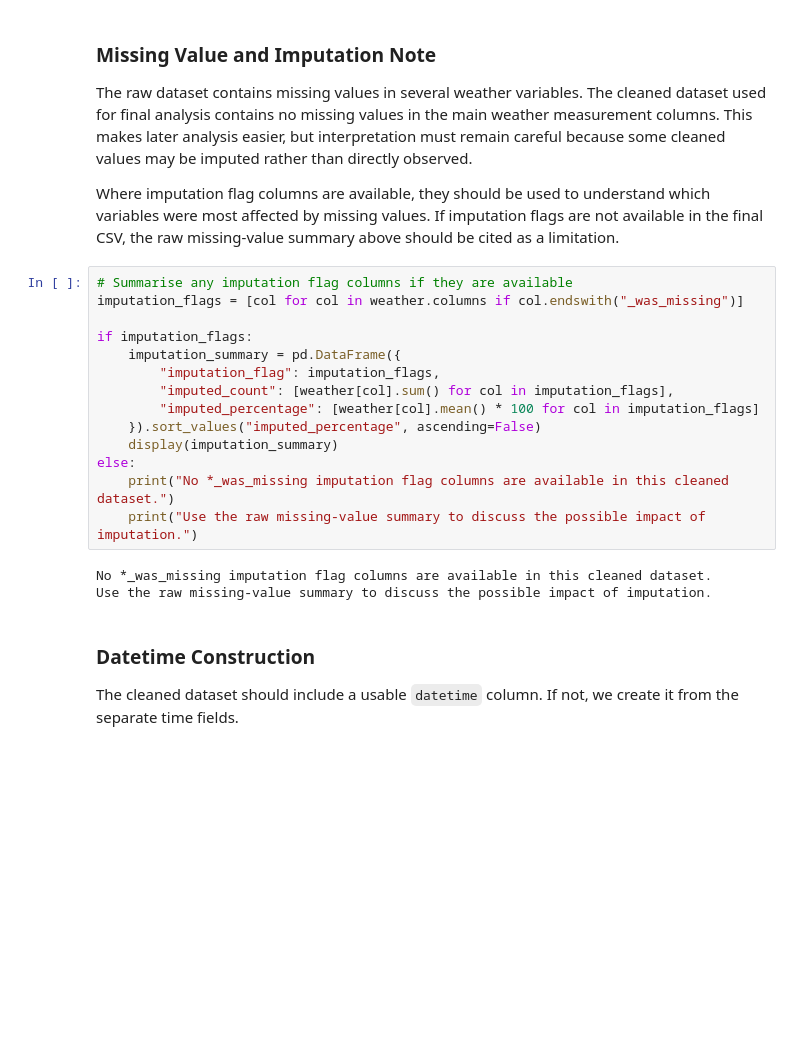
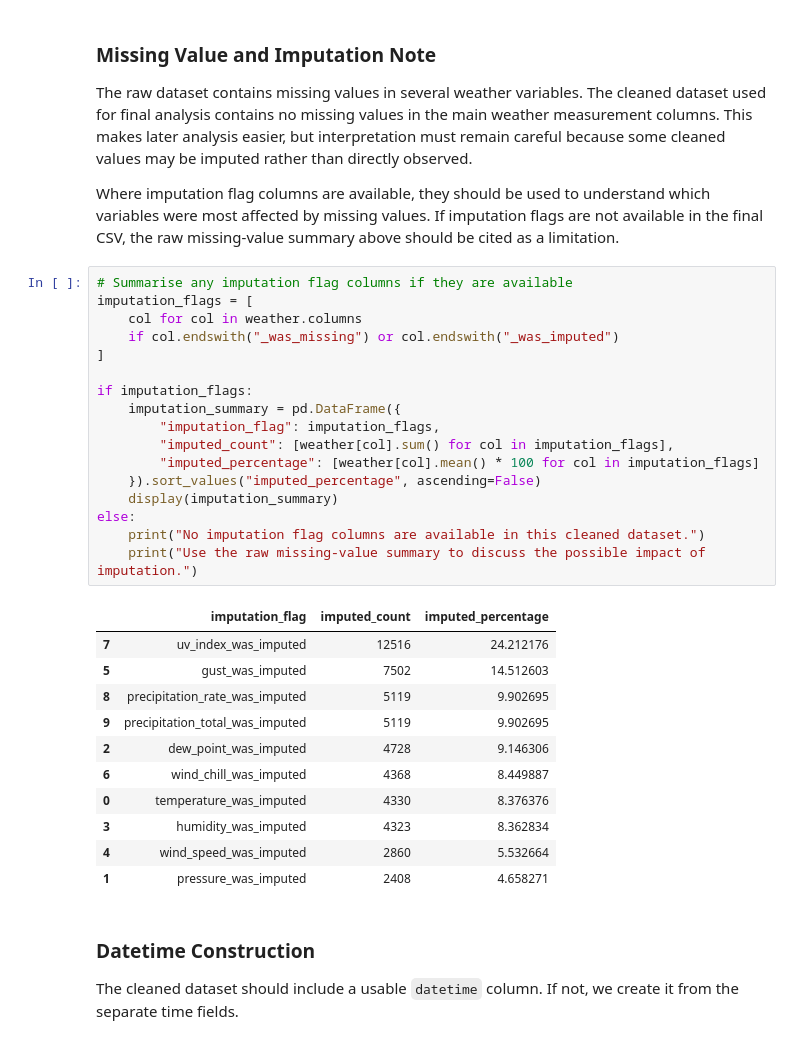
Before and after one commit to hyue3463-cloud/MWF-G2, a Jupyter notebook: Final nootbook.ipynb, the cells around one changed output. Drawn from its saved outputs; the diff is of its cells as text; blank space fills up the shorter version.

```diff
--- a/Final nootbook.ipynb
+++ b/Final nootbook.ipynb
@@ -257,21 +256,33 @@ The raw dataset contains missing values in several weather variables. The cleane
 Where imputation flag columns are available, they should be used to understand which variables were most affected by missing values. If imputation flags are not available in the final CSV, the raw missing-value summary above should be cited as a limitation.
 # %%
 # Summarise any imputation flag columns if they are available
-imputation_flags = [col for col in weather.columns if col.endswith("_was_missing")]
+imputation_flags = [
+    col for col in weather.columns
+    if col.endswith("_was_missing") or col.endswith("_was_imputed")
+]
 
 if imputation_flags:
     imputation_summary = pd.DataFrame({
         "imputation_flag": imputation_flags,
         "imputed_count": [weather[col].sum() for col in imputation_flags],
         "imputed_percentage": [weather[col].mean() * 100 for col in imputation_flags]
     }).sort_values("imputed_percentage", ascending=False)
     display(imputation_summary)
 else:
-    print("No *_was_missing imputation flag columns are available in this cleaned dataset.")
+    print("No imputation flag columns are available in this cleaned dataset.")
     print("Use the raw missing-value summary to discuss the possible impact of imputation.")
 # %% [output]
-No *_was_missing imputation flag columns are available in this cleaned dataset.
-Use the raw missing-value summary to discuss the possible impact of imputation.
+|  | imputation_flag | imputed_count | imputed_percentage |
+| 7 | uv_index_was_imputed | 12516 | 24.212176 |
+| 5 | gust_was_imputed | 7502 | 14.512603 |
+| 8 | precipitation_rate_was_imputed | 5119 | 9.902695 |
+| 9 | precipitation_total_was_imputed | 5119 | 9.902695 |
+| 2 | dew_point_was_imputed | 4728 | 9.146306 |
+| 6 | wind_chill_was_imputed | 4368 | 8.449887 |
+| 0 | temperature_was_imputed | 4330 | 8.376376 |
+| 3 | humidity_was_imputed | 4323 | 8.362834 |
+| 4 | wind_speed_was_imputed | 2860 | 5.532664 |
+| 1 | pressure_was_imputed | 2408 | 4.658271 |
 # %% [markdown]
 ### Datetime Construction
 
```
Also changed, not shown: parts of 6 cells of this notebook.
